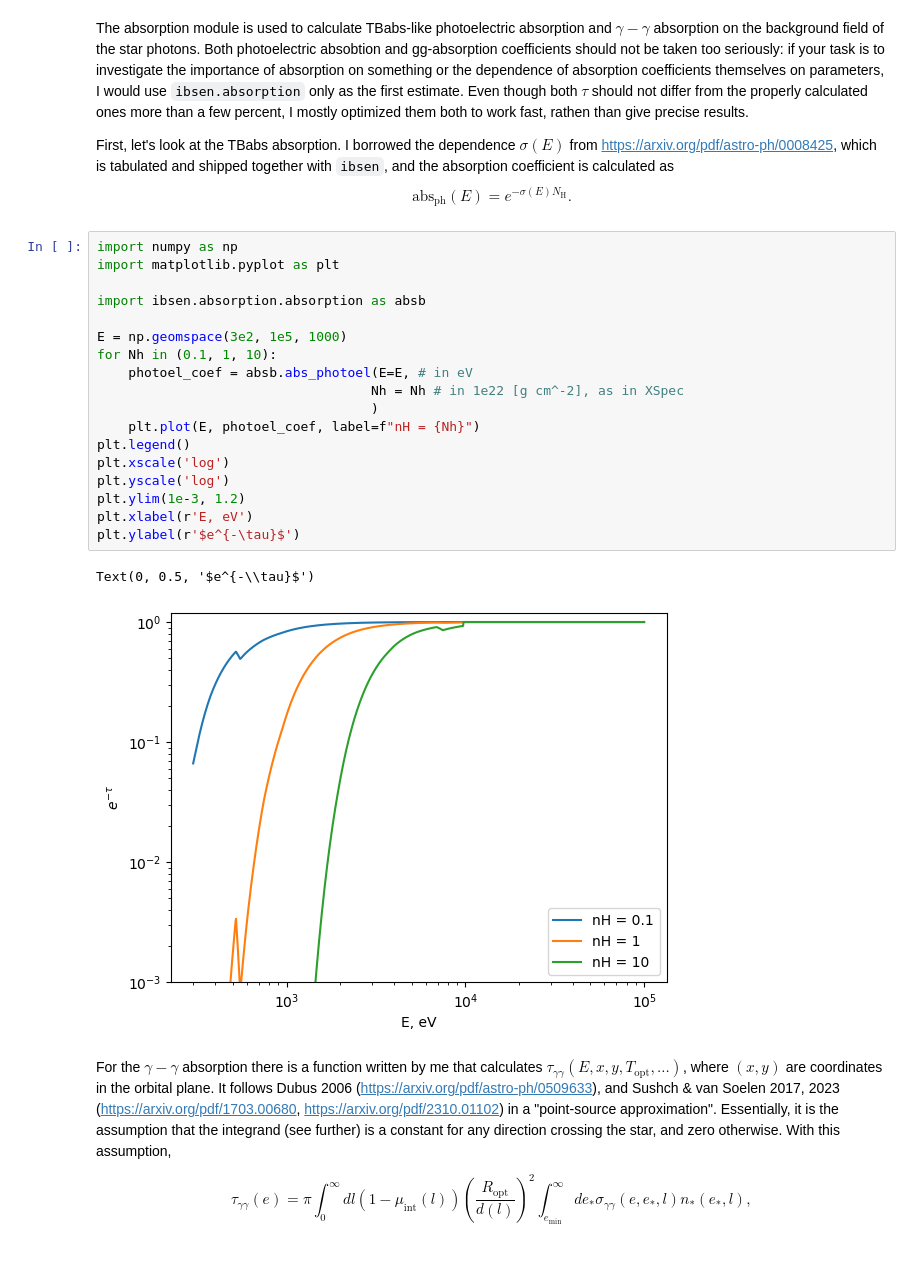
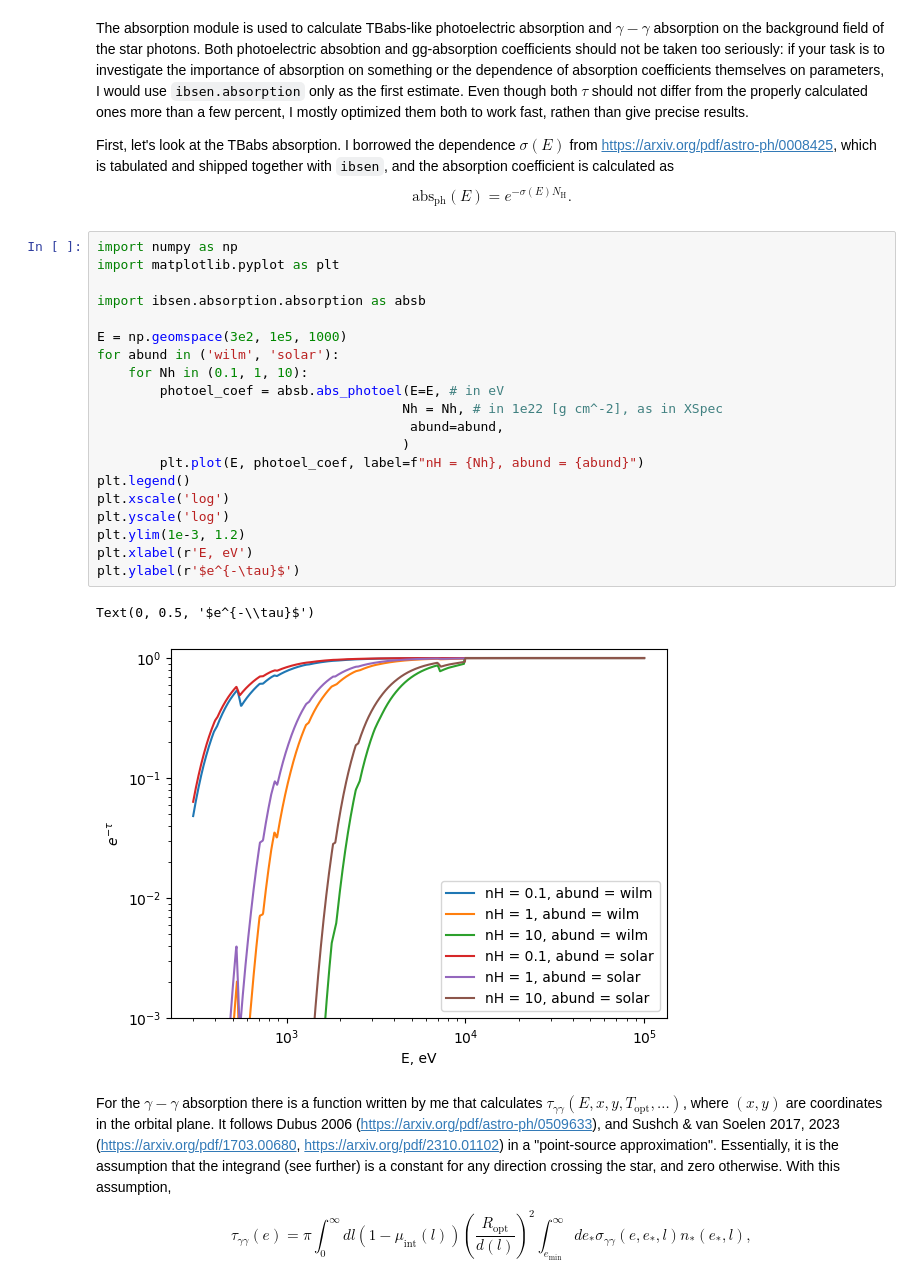
Before and after one commit to Alvkuzin/IBSEn, a Jupyter notebook: tutorials/absorption.ipynb, the cells around one changed output. Cells and saved outputs as stored; diff of their text form.

```diff
--- a/tutorials/absorption.ipynb
+++ b/tutorials/absorption.ipynb
@@ -8,24 +8,26 @@ First, let's look at the TBabs absorption. I borrowed the dependence $\sigma(E)$
 # %%
 import numpy as np
 import matplotlib.pyplot as plt
 
 import ibsen.absorption.absorption as absb
 
 E = np.geomspace(3e2, 1e5, 1000)
-for Nh in (0.1, 1, 10):
-    photoel_coef = absb.abs_photoel(E=E, # in eV
-                                   Nh = Nh # in 1e22 [g cm^-2], as in XSpec
-                                   )
-    plt.plot(E, photoel_coef, label=f"nH = {Nh}")
+for abund in ('wilm', 'solar'):
+    for Nh in (0.1, 1, 10):
+        photoel_coef = absb.abs_photoel(E=E, # in eV
+                                       Nh = Nh, # in 1e22 [g cm^-2], as in XSpec
+                                        abund=abund,
+                                       )
+        plt.plot(E, photoel_coef, label=f"nH = {Nh}, abund = {abund}")
 plt.legend()
 plt.xscale('log')
 plt.yscale('log')
 plt.ylim(1e-3, 1.2)
 plt.xlabel(r'E, eV')
 plt.ylabel(r'$e^{-\tau}$')
 # %% [output]
 Text(0, 0.5, '$e^{-\\tau}$')
-[figure, old version]
+[figure, new version]
 # %% [markdown]
 For the $\gamma-\gamma$ absorption there is a function written by me that calculates $\tau_{\gamma \gamma}(E, x, y, T_\mathrm{opt}, ...)$, where $(x, y)$ are coordinates in the orbital plane. It follows Dubus 2006 (https://arxiv.org/pdf/astro-ph/0509633), and Sushch & van Soelen 2017, 2023 (https://arxiv.org/pdf/1703.00680, https://arxiv.org/pdf/2310.01102) in a "point-source approximation". Essentially, it is the assumption that the integrand (see further) is a constant for any direction crossing the star, and zero otherwise. With this assumption,
 
```
Also changed, not shown: 10 other files.
